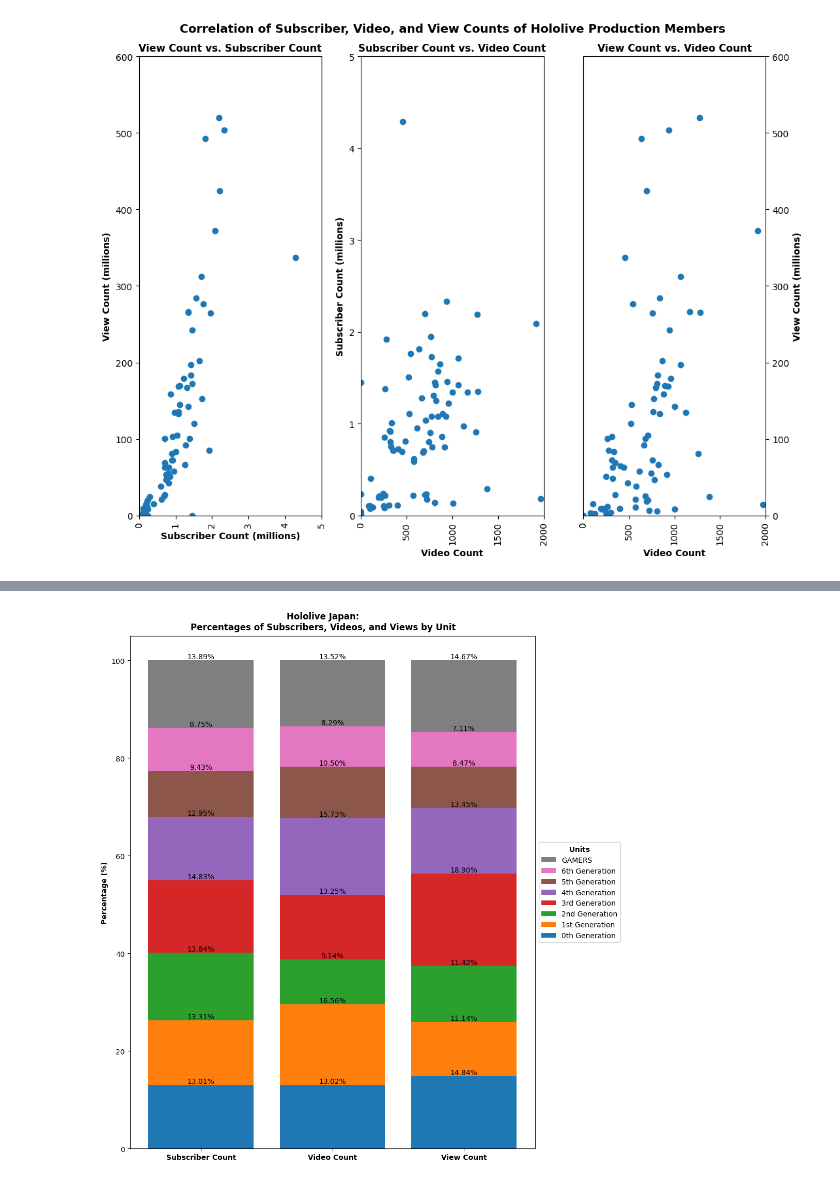
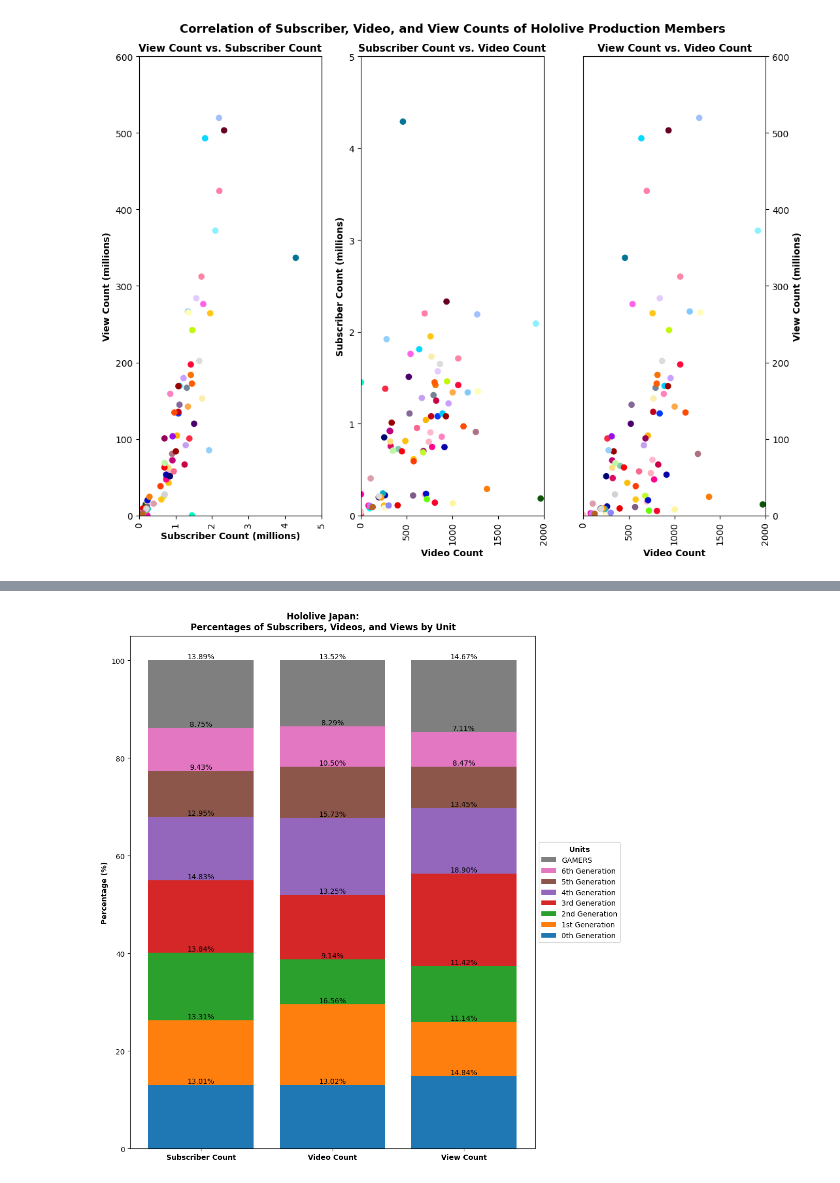
Before and after one commit to Johnson-Tung/holoAnalytics, a Jupyter notebook: scripts/sample_visuals.ipynb, the cells around one changed output, grey strips where cells are left out. Drawn from its saved outputs; the diff is of its cells as text; code cells hidden in the pictures.

```diff
--- a/scripts/sample_visuals.ipynb
+++ b/scripts/sample_visuals.ipynb
@@ -9,11 +9,13 @@ member_data = importing.import_member_data()
 member_channel_data = importing.import_channel_data()
 member_video_data = importing.import_video_data()
 
+member_plot_colours = importing.import_member_plot_colours()
+
 member_channel_data, member_video_data = reformatting.reformat_datetimes(member_channel_data, member_video_data)
 
 GROUPS_BRANCHES_UNITS = importing.get_groups_branches_units(member_data)
 # %%
-plotting.channel_stats_correlation(member_data, member_channel_data)
+plotting.channel_stats_correlation(member_data, member_channel_data, colours=member_plot_colours)
 # %% [output]
-[figure, old version]
+[figure, new version]
 # %%
```
Also changed, not shown: parts of 3 cells of this notebook.
